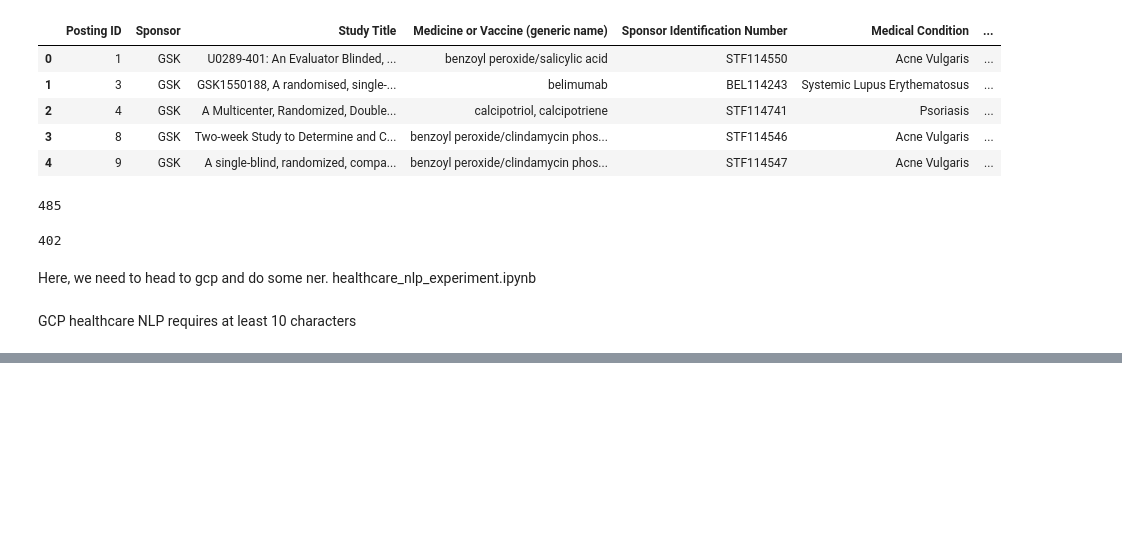
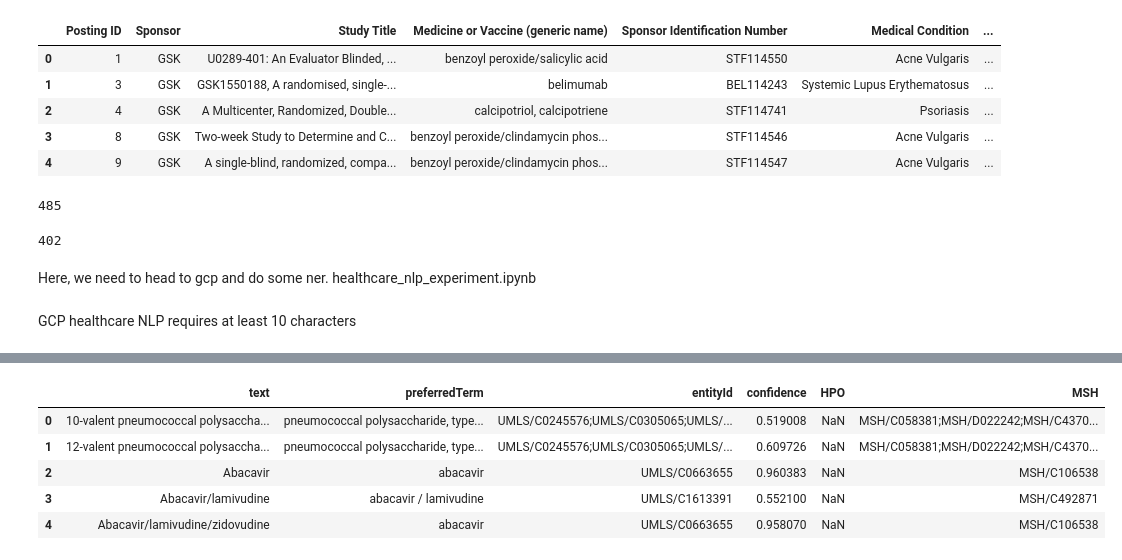
Before and after one commit to dgg32/clinical_trials_3000, a Jupyter notebook: clinical_trials_to_kg.ipynb, the cells around one changed output, grey strips where cells are left out. Saved outputs shown, nothing was run; the diff lists cells and outputs as text; code cells hidden in the pictures; blank space fills up the shorter version.

Commit message:
nlp for medicine

```diff
--- a/clinical_trials_to_kg.ipynb
+++ b/clinical_trials_to_kg.ipynb
@@ -145,0 +175,10 @@ trial_conditions
+# %%
+medicine_gcp_nlp = pd.read_csv("medicine_gcp_ner.tsv", sep="\t")
+medicine_gcp_nlp.head()
+# %% [output]
+|  | text | preferredTerm | entityId | confidence | HPO | MSH |
+| 0 | 10-valent pneumococcal polysaccha... | pneumococcal polysaccharide, type... | UMLS/C0245576;UMLS/C0305065;UMLS/... | 0.519008 | NaN | MSH/C058381;MSH/D022242;MSH/C4370... |
+| 1 | 12-valent pneumococcal polysaccha... | pneumococcal polysaccharide, type... | UMLS/C0245576;UMLS/C0305065;UMLS/... | 0.609726 | NaN | MSH/C058381;MSH/D022242;MSH/C4370... |
+| 2 | Abacavir | abacavir | UMLS/C0663655 | 0.960383 | NaN | MSH/C106538 |
+| 3 | Abacavir/lamivudine | abacavir / lamivudine | UMLS/C1613391 | 0.552100 | NaN | MSH/C492871 |
+| 4 | Abacavir/lamivudine/zidovudine | abacavir | UMLS/C0663655 | 0.958070 | NaN | MSH/C106538 |
```
Also changed, not shown: parts of 17 cells of this notebook, 10 other files.
